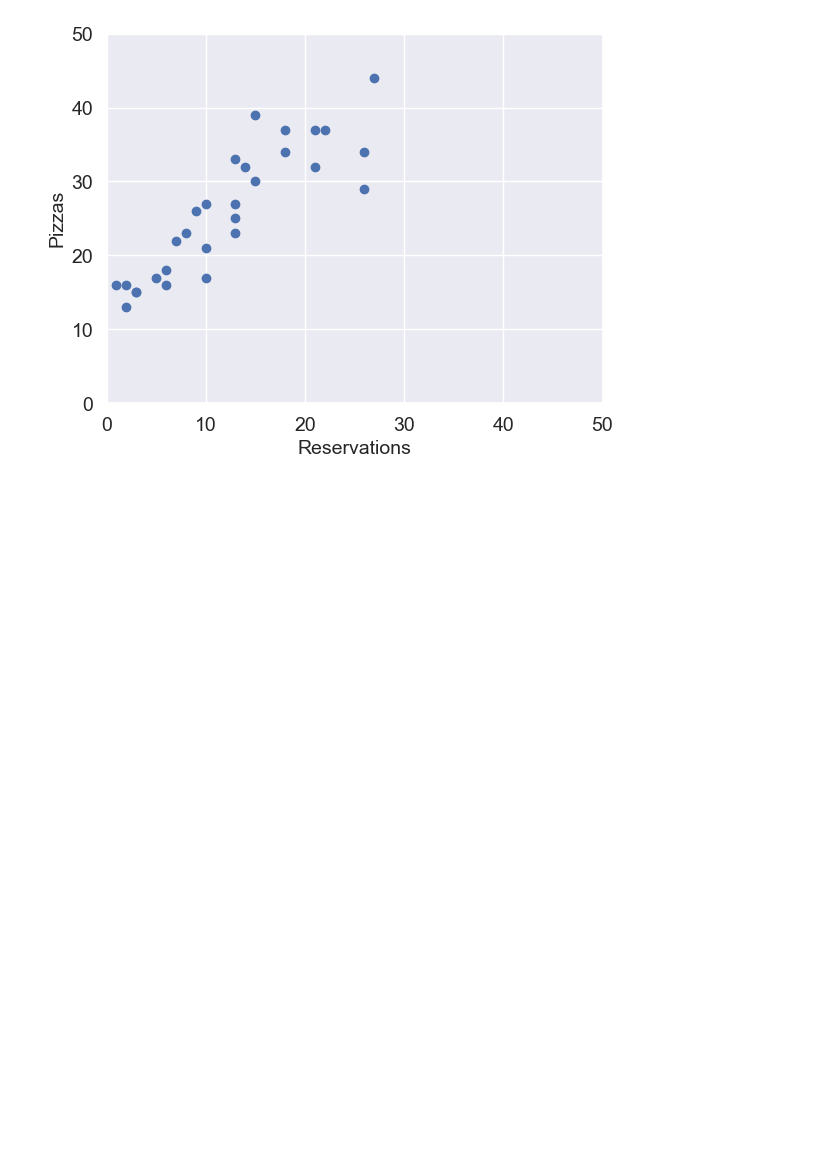
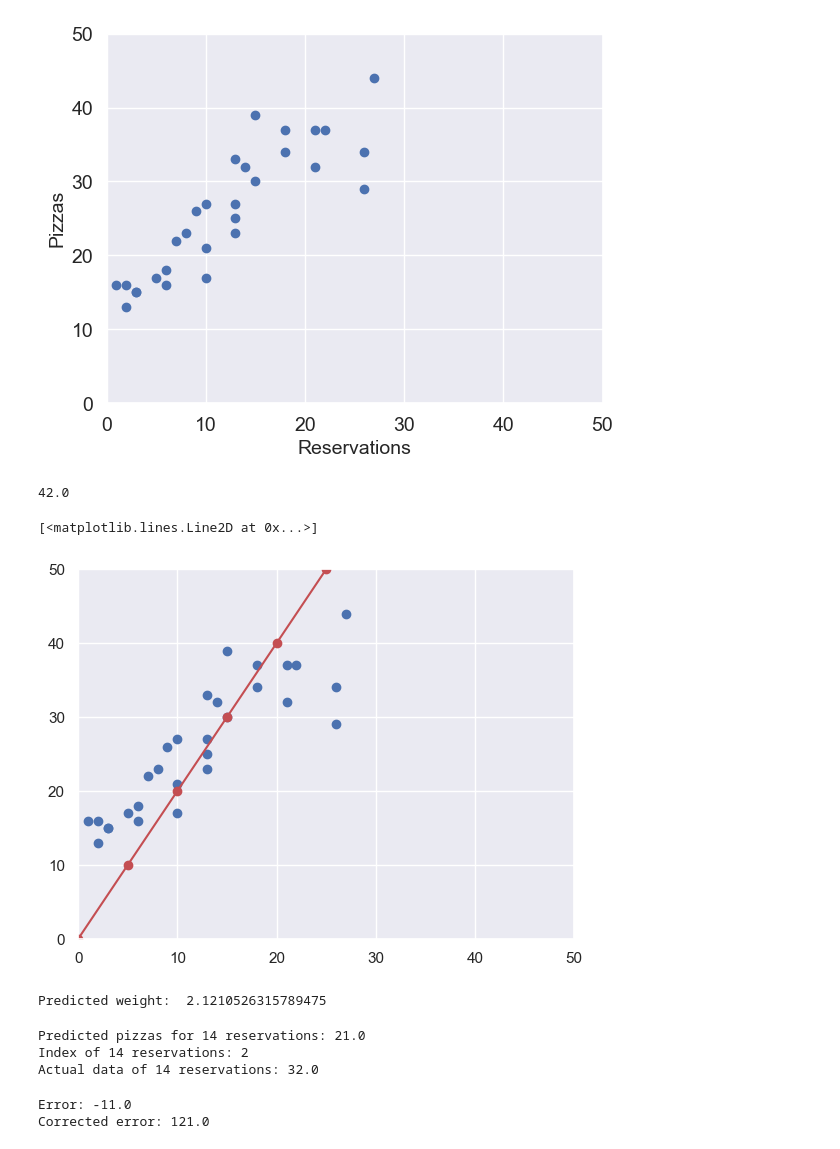
Before and after one commit to gcmoony/learning-ml, a Jupyter notebook: sandbox.ipynb, the cells around one changed output. Saved outputs shown, nothing was run; the diff lists cells and outputs as text; code cells hidden in the pictures; blank space fills up the shorter version.

```diff
--- a/sandbox.ipynb
+++ b/sandbox.ipynb
@@ -20,3 +20,74 @@ plt.plot(X, Y, "bo")
 # %% [output]
 [<matplotlib.lines.Line2D at 0x...>]
 [figure]
+# %%
+# Usually, we'd be using the notation y=xw, where w is called the weight, which affects the slope of the line
+# The forecast / prediction of an input is written like so: y-hat = x * w
+# AKA y is the truth, y-hat is the prediction
+def predict(X, w):
+  return X * w
+
+# Predicting pizzas given 20 reservations, and a weight of 2.1
+predict(20, 2.1)
+# %% [output]
+42.0
+# %%
+# Plotting an approximate line manually
+def linear(m, b):
+  x_arr = []
+  y_arr = []
+  for i in range(0,50, 5):
+    x_arr.append(i)
+    y_arr.append(i*m + b)
+  return x_arr, y_arr
+x_manual, y_manual = linear(2,0)
+# print(x_manual, y_manual)
+plt.axis([0, 50, 0 , 50])
+plt.plot(X, Y, "bo")
+plt.plot(x_manual, y_manual, "o-r")
+# %% [output]
+[<matplotlib.lines.Line2D at 0x...>]
+[figure, added]
+# %%
+# Let's try to predict a weight given all the initial x and y values
+# I think it would be to take the sum of all x, sum of all y, and divide by the number of items to get an average
+avgX = np.sum(X) / len(X)
+avgY = np.sum(Y) / len(Y)
+weight = avgY / avgX
+print("Predicted weight: ", weight)
+# %% [output]
+Predicted weight:  2.1210526315789475
+# %%
+'''
+The above forumula doesn't capture everything we need though, as it would only account for linear models. We want to consider the error, or how incorrect the prediction is. It's called a loss function.
+'''
+# Let's predict pizzas for 14 reservations with a weight of 1.5
+tempPrediction = predict(14, 1.5)
+print("Predicted pizzas for 14 reservations:", tempPrediction)
+
+# We have a value for 14 reservations in our dataset:
+tempIndex = list(X).index(14)
+print("Index of 14 reservations:", tempIndex)
+tempActual = Y[tempIndex]
+print("Actual data of 14 reservations:", tempActual)
+# %% [output]
+Predicted pizzas for 14 reservations: 21.0
+Index of 14 reservations: 2
+Actual data of 14 reservations: 32.0
+# %%
+'''
+We can see the the model was incorrectly predicting the amount of pizzas being sold.
+The error can be calculated by the following: y-hat - y
+AKA Prediction - Actual
+'''
+error = tempPrediction - tempActual
+print("Error:", error)
+
+# The errors should always be positive, so
+fixedError = error ** 2
+print("Corrected error:", fixedError)
+
+#
+# %% [output]
+Error: -11.0
+Corrected error: 121.0
```
Also changed, not shown: parts of 2 cells of this notebook.
